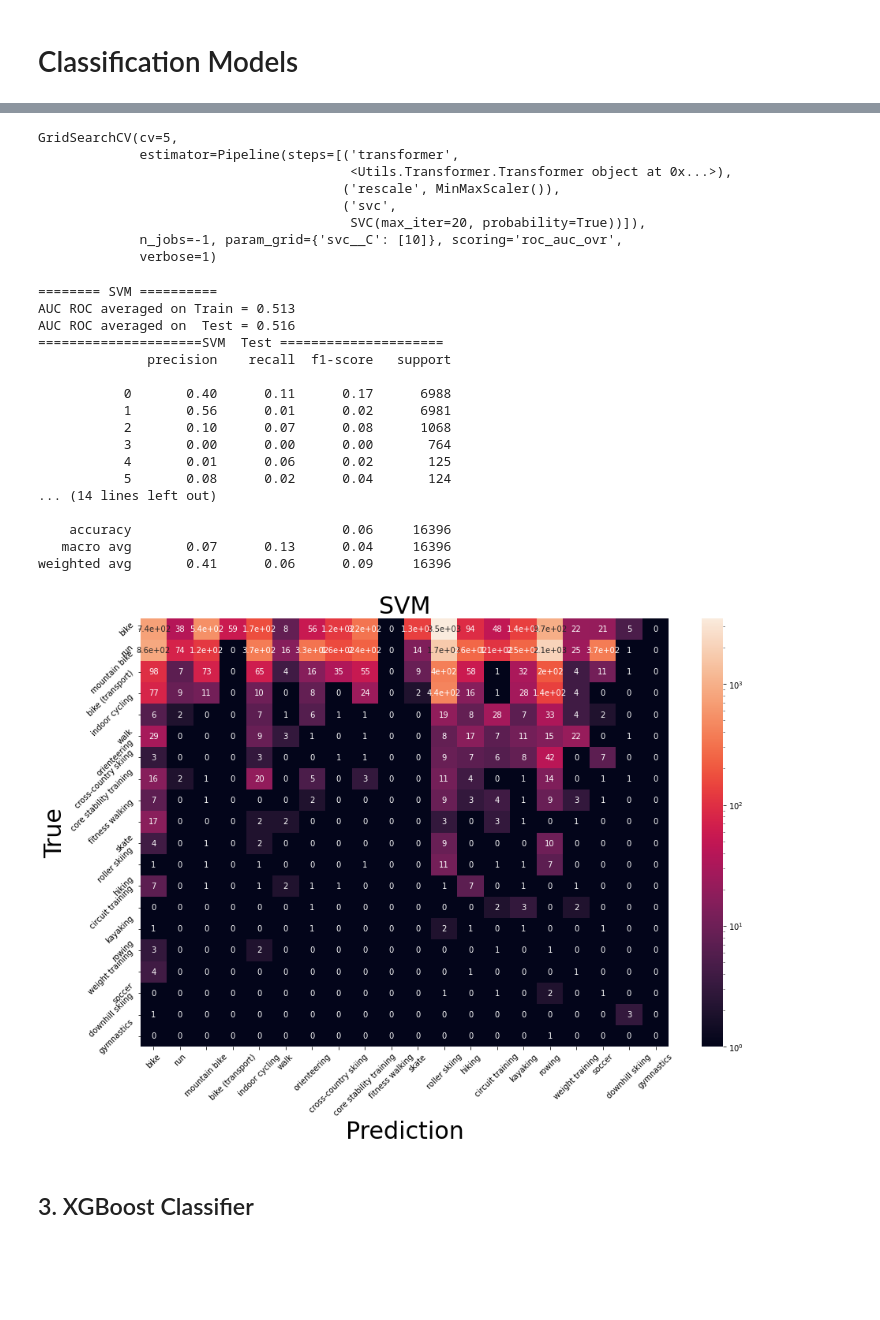
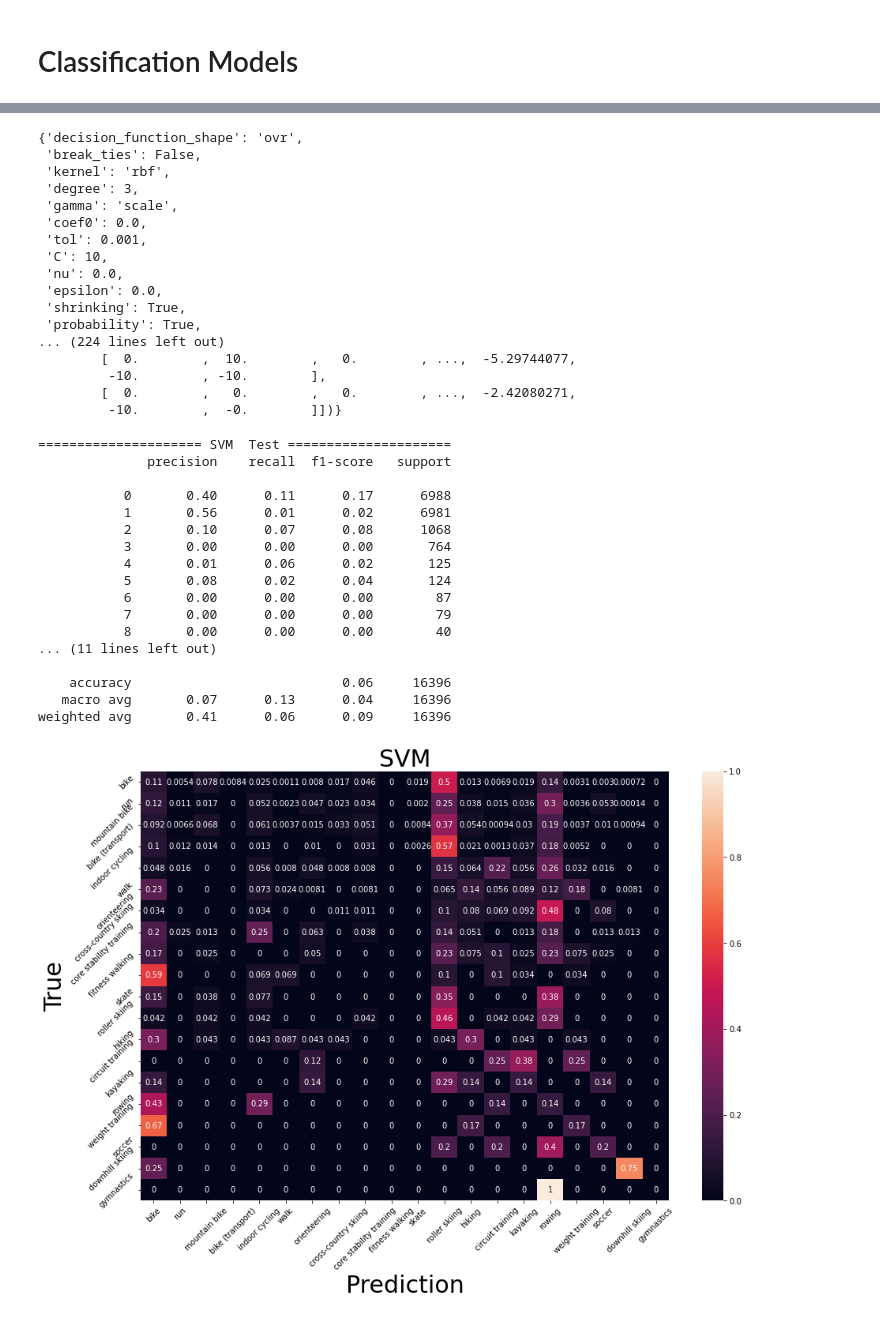
Before and after one commit to wangjing0/RS, a Jupyter notebook: TeamD_classification_modeling.ipynb, the cells around one changed output, grey strips where cells are left out. Drawn from its saved outputs; the diff is of its cells as text; code cells hidden in the pictures; blank space fills up the shorter version.

```diff
--- a/TeamD_classification_modeling.ipynb
+++ b/TeamD_classification_modeling.ipynb
@@ -296,12 +310,21 @@ plt.xlabel('Prediction', fontsize=30), plt.ylabel('True', fontsize=30);
 # %%
 search = joblib.load("./trained_models/gs_model_svc.pkl")
-search
+search.best_estimator_['svc'].__dict__
 # %% [output]
-GridSearchCV(cv=5,
-             estimator=Pipeline(steps=[('transformer',
-                                        <Utils.Transformer.Transformer object at 0x...>),
-                                       ('rescale', MinMaxScaler()),
-                                       ('svc',
-                                        SVC(max_iter=20, probability=True))]),
-             n_jobs=-1, param_grid={'svc__C': [10]}, scoring='roc_auc_ovr',
-             verbose=1)
+{'decision_function_shape': 'ovr',
+ 'break_ties': False,
+ 'kernel': 'rbf',
+ 'degree': 3,
+ 'gamma': 'scale',
+ 'coef0': 0.0,
+ 'tol': 0.001,
+ 'C': 10,
+ 'nu': 0.0,
+ 'epsilon': 0.0,
+ 'shrinking': True,
+ 'probability': True,
+... (224 lines left out)
+        [  0.        ,  10.        ,   0.        , ...,  -5.29744077,
+         -10.        , -10.        ],
+        [  0.        ,   0.        ,   0.        , ...,  -2.42080271,
+         -10.        ,  -0.        ]])}
@@ -313,19 +336,17 @@ y_test_pred_proba_svc = search.predict_proba(test_raw[features])
 # %%
+'''
 print('\033[91m'+'======== SVM ==========')
 ruc_train = roc_auc_score(y_train, y_train_pred_proba_svc, average='weighted', multi_class='ovr')
 ruc_test = roc_auc_score(y_test, y_test_pred_proba_svc, average='weighted', multi_class='ovr')
 print(f'AUC ROC averaged on Train ={ruc_train: .3f}')
 print(f'AUC ROC averaged on  Test ={ruc_test: .3f}')
-
-#print('=====================SVM Train =====================')
-#print(classification_report(y_train,y_train_pred_svc))
-print('\033[90m'+'=====================SVM  Test =====================')
+print('=====================SVM Train =====================')
+print(classification_report(y_train,y_train_pred_svc))
+'''
+print('\033[90m'+'===================== SVM  Test =====================')
 print(classification_report(y_test,y_test_pred_svc))
 # %% [output]
-======== SVM ==========
-AUC ROC averaged on Train = 0.513
-AUC ROC averaged on  Test = 0.516
-=====================SVM  Test =====================
+===================== SVM  Test =====================
               precision    recall  f1-score   support
 
            0       0.40      0.11      0.17      6988
@@ -334,20 +355,21 @@ AUC ROC averaged on  Test = 0.516
            3       0.00      0.00      0.00       764
            4       0.01      0.06      0.02       125
            5       0.08      0.02      0.04       124
-... (14 lines left out)
+           6       0.00      0.00      0.00        87
+           7       0.00      0.00      0.00        79
+           8       0.00      0.00      0.00        40
+... (11 lines left out)
 
     accuracy                           0.06     16396
    macro avg       0.07      0.13      0.04     16396
 weighted avg       0.41      0.06      0.09     16396
-# %%
-cm_svc = confusion_matrix(y_test, y_test_pred_svc)
-fig, ax = plt.subplots(figsize=(15,10))
-sns.heatmap(cm_svc, annot=True, norm=LogNorm(vmin=1.0, clip=True), ax=ax); # heatmap in log scale
-ax.set_xticklabels(LE.sports, rotation=45)
-ax.set_yticklabels(LE.sports, rotation=45)
-plt.title('SVM',fontsize=30)
-plt.xlabel('Prediction', fontsize=30), plt.ylabel('True', fontsize=30);
-# %% [output]
-[figure, removed]
-# %% [markdown]
-## 3. XGBoost Classifier
+# %%
+cm_svc = confusion_matrix(y_test, y_test_pred_svc, normalize='true')
+fig, ax = plt.subplots(figsize=(15,10))
+sns.heatmap(cm_svc, annot=True, ax=ax); # heatmap in log scale
+ax.set_xticklabels(LE.sports, rotation=45)
+ax.set_yticklabels(LE.sports, rotation=45)
+plt.title('SVM',fontsize=30)
+plt.xlabel('Prediction', fontsize=30), plt.ylabel('True', fontsize=30);
+# %% [output]
+[figure, added]
```
Also changed, not shown: parts of 39 cells of this notebook, 1 other file.
